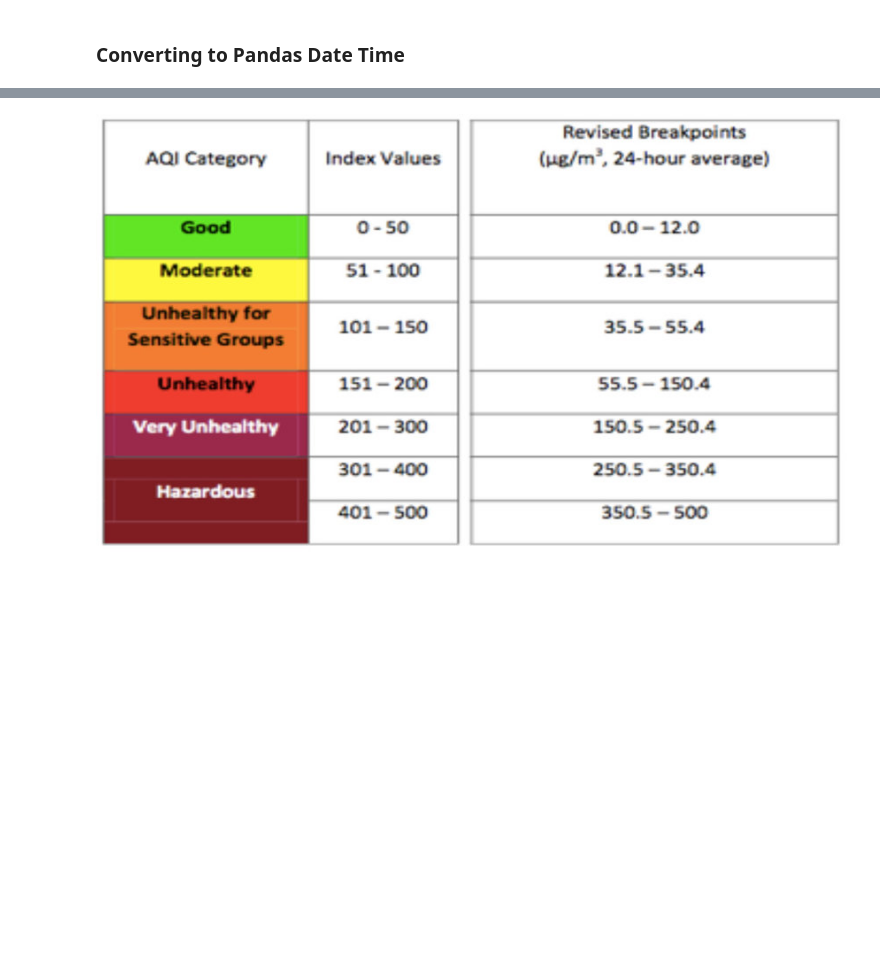
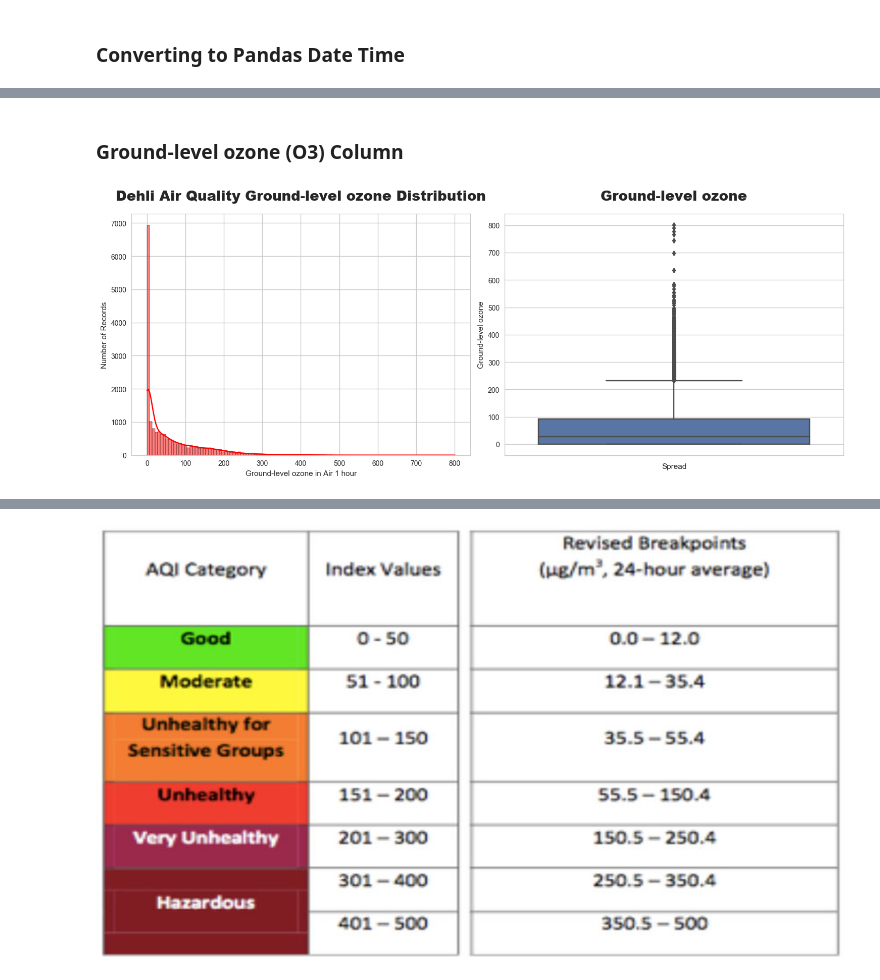
Before and after one commit to GHOSTRITAM/CLASS_PROJECT, a Jupyter notebook: AQI of Delhi/Notebook/Project Delhi.ipynb, the cells around one changed output, grey strips where cells are left out. Cells and saved outputs as stored; diff of their text form; code cells hidden in the pictures; blank space fills up the shorter version.

```diff
--- a/AQI of Delhi/Notebook/Project Delhi.ipynb
+++ b/AQI of Delhi/Notebook/Project Delhi.ipynb
@@ -183,0 +245,21 @@ Delhi_AQ.set_index('date')
+# %% [markdown]
+### Ground-level ozone (O3) Column ###
+# %%
+plt.figure(figsize=(15, 6))
+plt.style.use('_classic_test_patch')
+plt.subplot(1,2,1)
+sns.histplot(Delhi_AQ['o3'], color="red", kde=True)
+plt.title("Dehli Air Quality Ground-level ozone Distribution", fontweight="black", pad=20, fontsize=20)
+plt.ylabel('Number of Records')
+plt.xlabel('Ground-level ozone in Air 1 hour')
+plt.subplot(1,2,2)
+sns.boxplot(y=Delhi_AQ['o3'])
+plt.title("Ground-level ozone", fontweight="black", pad=20, fontsize=20)
+plt.ylabel('Ground-level ozone')
+plt.xlabel('Spread')
+plt.tight_layout()
+
+plt.show()
+plt.close()
+# %% [output]
+[figure, added]
```
Also changed, not shown: parts of 192 cells of this notebook, 5 other files.
